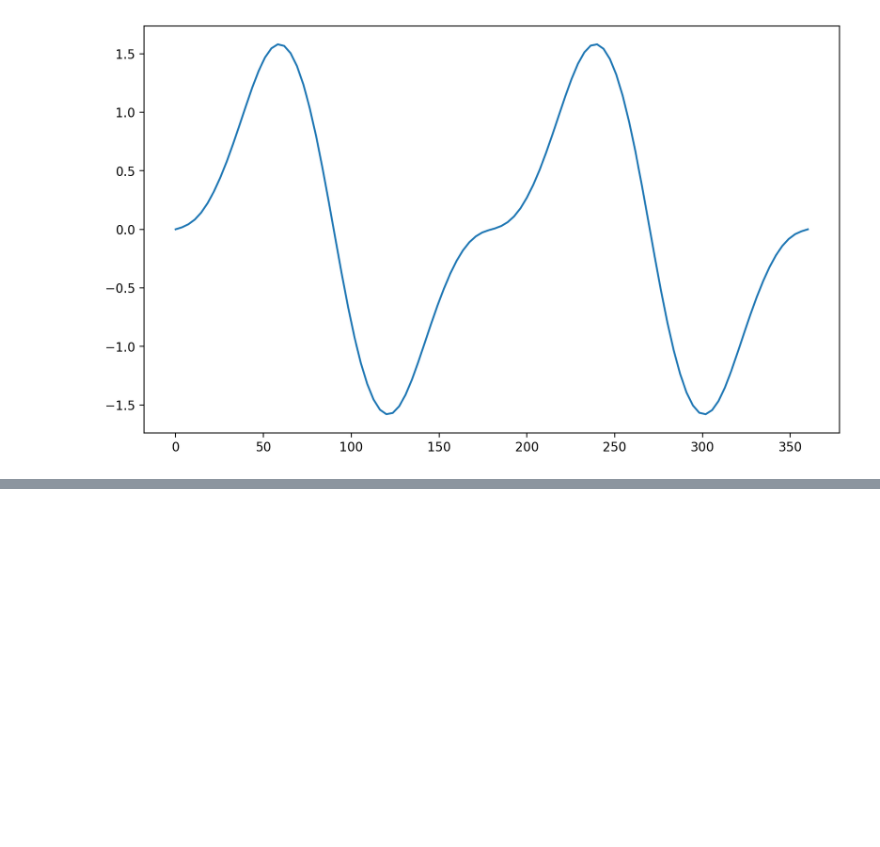
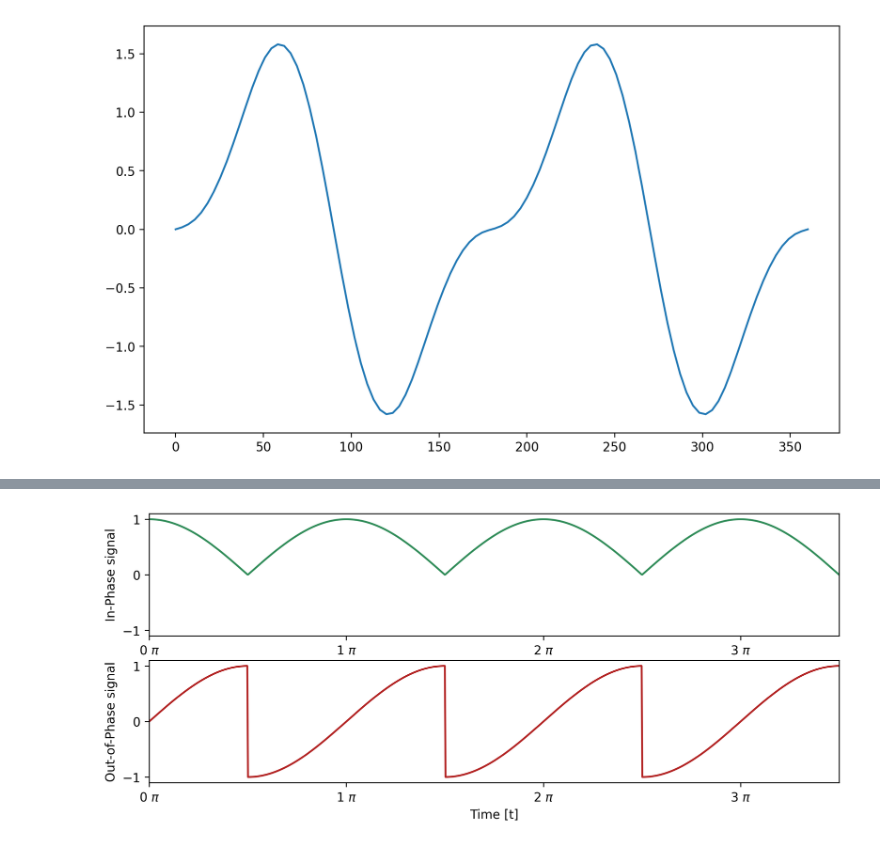
Before and after one commit to PanosEconomou/advanced-lab, a Jupyter notebook: 2.Faraday-Rotation/2.Code/Waveform-Sim/Simulation.ipynb, the cells around one changed output, grey strips where cells are left out. Saved outputs shown, nothing was run; the diff lists cells and outputs as text; code cells hidden in the pictures; blank space fills up the shorter version.

```diff
--- a/2.Faraday-Rotation/2.Code/Waveform-Sim/Simulation.ipynb
+++ b/2.Faraday-Rotation/2.Code/Waveform-Sim/Simulation.ipynb
@@ -244,0 +261,23 @@ ax4.set_xlim(1,3)
+# %%
+import matplotlib
+fig = plt.figure(figsize = (10,4),dpi = 300)
+ax1 = fig.add_subplot(211)
+ax2 = fig.add_subplot(212,sharex=ax1)
+
+t  = np.linspace(0,3.5,1000)
+s1 = np.cos(t*np.pi)
+s2 = np.sign(np.cos(t*np.pi))
+s3 = np.sin(t*np.pi)
+
+ax1.plot(t,s1*s2,c='seagreen')
+ax2.plot(t,s3*s2,c='firebrick')
+ax2.set_xlabel('Time [t]')
+ax1.set_ylabel('In-Phase signal')
+ax2.set_ylabel('Out-of-Phase signal')
+ax2.set_xlim(min(t),max(t))
+ax1.set_ylim(-1.1,1.1)
+ax2.set_ylim(-1.1,1.1)
+ax1.xaxis.set_major_formatter(matplotlib.ticker.FormatStrFormatter('%g $\pi$'))
+ax1.xaxis.set_major_locator(matplotlib.ticker.MultipleLocator(base=1.0))
+# %% [output]
+[figure, added]
```
Also changed, not shown: parts of 1 cell of this notebook, 6 other files.
